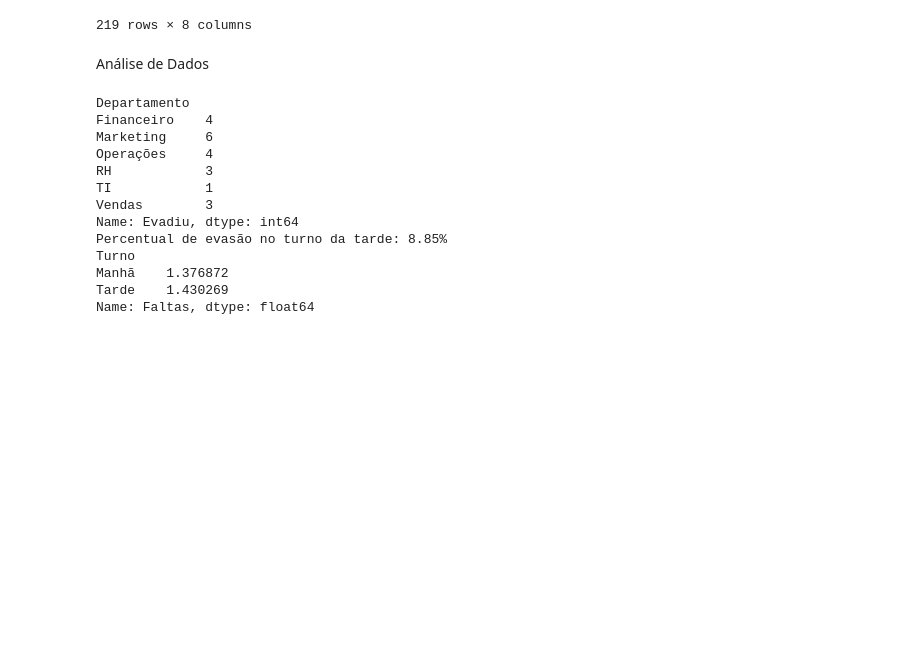
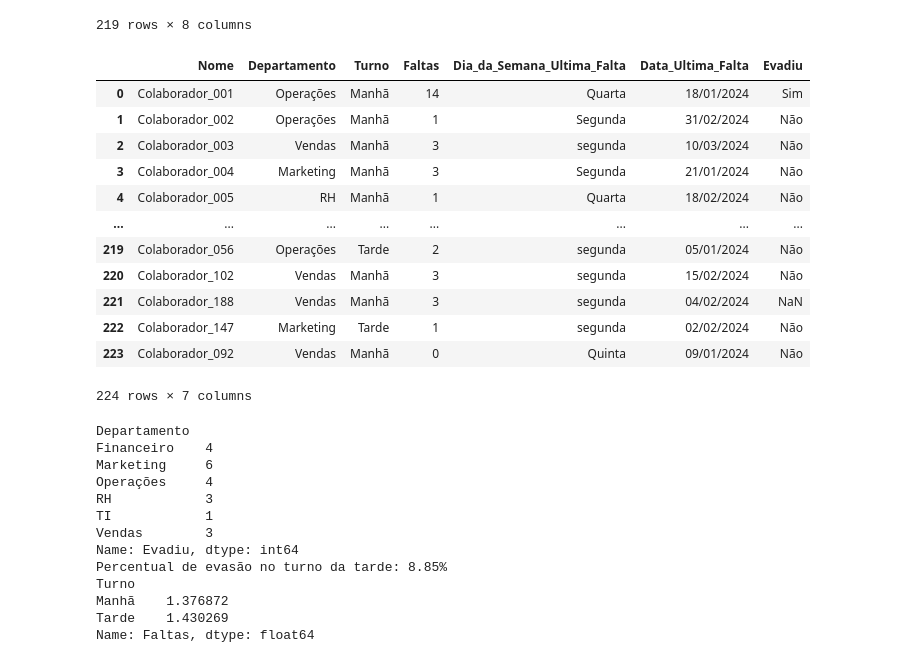
Before and after one commit to LucasManoLegal/Estruturas_de_Dados, a Jupyter notebook: Tratamento_Analise/desafio/analise.ipynb, the cells around one changed output. Saved outputs shown, nothing was run; the diff lists cells and outputs as text; code cells hidden in the pictures; blank space fills up the shorter version.

```diff
--- a/Tratamento_Analise/desafio/analise.ipynb
+++ b/Tratamento_Analise/desafio/analise.ipynb
@@ -19,8 +20,31 @@ display(df)
 | 217 | Colaborador_218 | RH | Tarde | 1 | Terça | 2024-02-07 | Não | ... |
 | 218 | Colaborador_219 | Financeiro | Manhã | 0 | Sexta | 2024-02-18 | Não | ... |
 219 rows × 8 columns
-# %% [markdown]
-Análise de Dados
+# %%
+# EXTRA
+
+df_2 = pd.read_excel('faltas_treinamento_sujo.xlsx')
+
+df_2['Turno'] = df_2['Turno'].str.capitalize()
+df_2['Turno'] = df_2['Turno'].replace('Manha', 'Manhã')
+
+df_2.to_excel('tabela_faltas.xlsx')
+
+display(df_2)
+# %% [output]
+|  | Nome | Departamento | Turno | Faltas | Dia_da_Semana_Ultima_Falta | Data_Ultima_Falta | Evadiu |
+| 0 | Colaborador_001 | Operações | Manhã | 14 | Quarta | 18/01/2024 | Sim |
+| 1 | Colaborador_002 | Operações | Manhã | 1 | Segunda | 31/02/2024 | Não |
+| 2 | Colaborador_003 | Vendas | Manhã | 3 | segunda | 10/03/2024 | Não |
+| 3 | Colaborador_004 | Marketing | Manhã | 3 | Segunda | 21/01/2024 | Não |
+| 4 | Colaborador_005 | RH | Manhã | 1 | Quarta | 18/02/2024 | Não |
+| ... | ... | ... | ... | ... | ... | ... | ... |
+| 219 | Colaborador_056 | Operações | Tarde | 2 | segunda | 05/01/2024 | Não |
+| 220 | Colaborador_102 | Vendas | Manhã | 3 | segunda | 15/02/2024 | Não |
+| 221 | Colaborador_188 | Vendas | Manhã | 3 | segunda | 04/02/2024 | NaN |
+| 222 | Colaborador_147 | Marketing | Tarde | 1 | segunda | 02/02/2024 | Não |
+| 223 | Colaborador_092 | Vendas | Manhã | 0 | Quinta | 09/01/2024 | Não |
+224 rows × 7 columns
 # %%
 # Exercício 4 – Análise Descritiva Avançada
 
```
Also changed, not shown: parts of 4 cells of this notebook, 1 other file.
